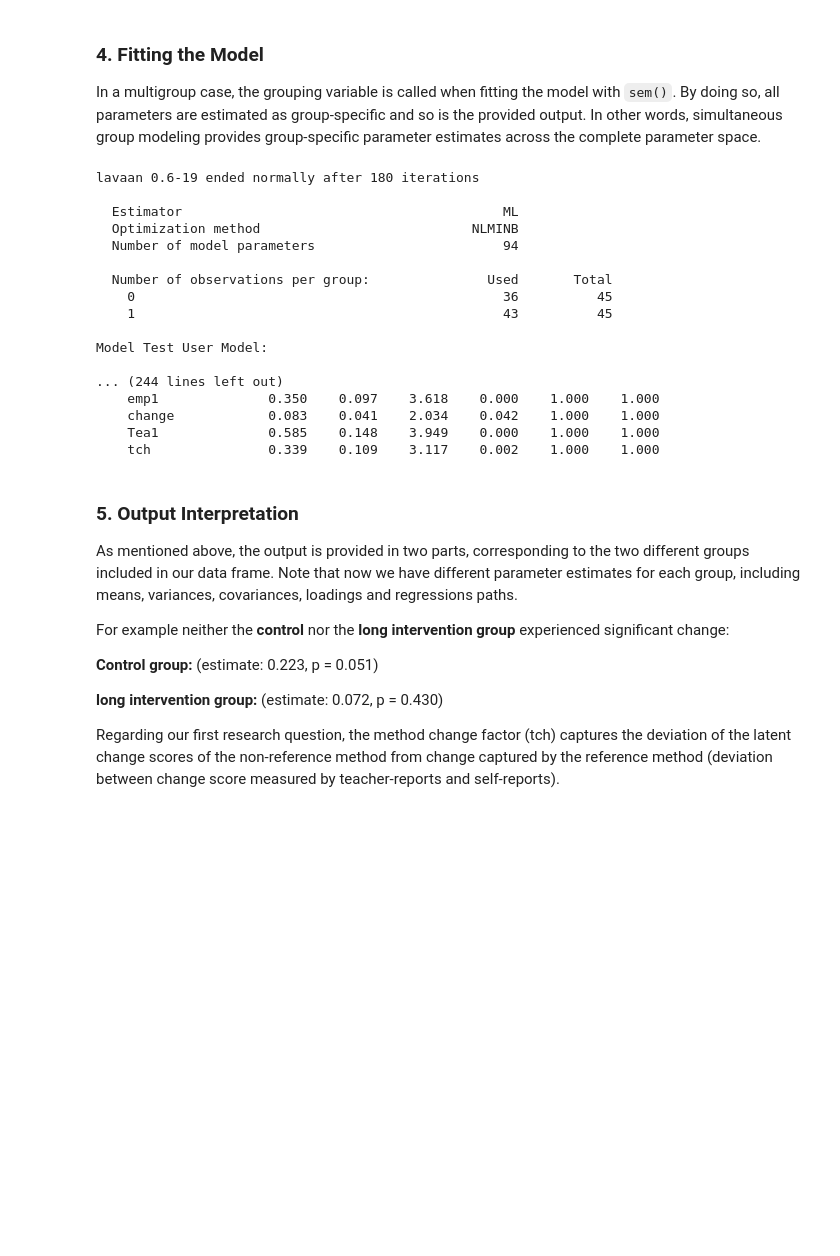
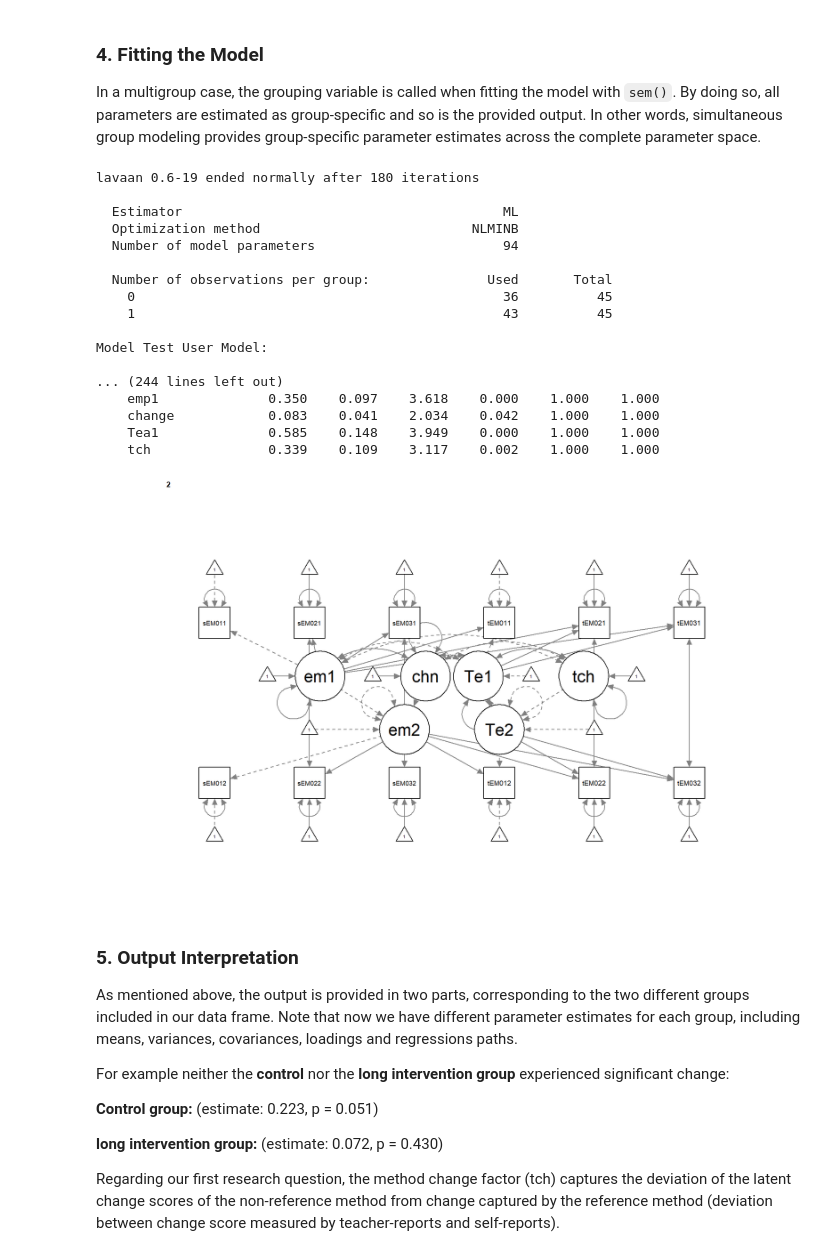
Before and after one commit to kristantodan12/psy112-ER, a Jupyter notebook: book/Seminar/LSCM_and_GCM/3_Multi-method_latent_change_score_model.ipynb, the cells around one changed output. Cells and saved outputs as stored; diff of their text form; code cells hidden in the pictures; blank space fills up the shorter version.

```diff
--- a/book/Seminar/LSCM_and_GCM/2_Multi-method_latent_change_score_model.ipynb
+++ b/book/Seminar/LSCM_and_GCM/3_Multi-method_latent_change_score_model.ipynb
@@ -166,28 +187,39 @@ In a multigroup case, the grouping variable is called when fitting the model wit
 # %%
 # Fit the SEM model
 ro.r('fit3=sem(MGMMlcspm, data=bull_data, meanstructure=TRUE, group = "group")')
 
 # Display the summary of the SEM model
 summary = ro.r('summary(fit3, fit.measures=TRUE, standardized=TRUE)')
 print(summary)
+
+# Save the SEM path diagram as a PNG file
+ro.r('''
+png("../LSCM_and_GCM/Datasets/semPath2.png", width = 2000, height = 1200, res = 150)
+semPaths(fit3)
+dev.off()
+''')
+
+# Display the saved SEM path diagram in Jupyter Notebook
+display(Image(filename="../LSCM_and_GCM/Datasets/semPath2.png"))
 # %% [output]
 lavaan 0.6-19 ended normally after 180 iterations
 
   Estimator                                         ML
   Optimization method                           NLMINB
   Number of model parameters                        94
 
   Number of observations per group:               Used       Total
     0                                               36          45
     1                                               43          45
 
 Model Test User Model:
 
 ... (244 lines left out)
     emp1              0.350    0.097    3.618    0.000    1.000    1.000
     change            0.083    0.041    2.034    0.042    1.000    1.000
     Tea1              0.585    0.148    3.949    0.000    1.000    1.000
     tch               0.339    0.109    3.117    0.002    1.000    1.000
+[figure, added]
 # %% [markdown]
 ### 5. Output Interpretation
 
```
Also changed, not shown: parts of 1 cell of this notebook, 7 other files.
